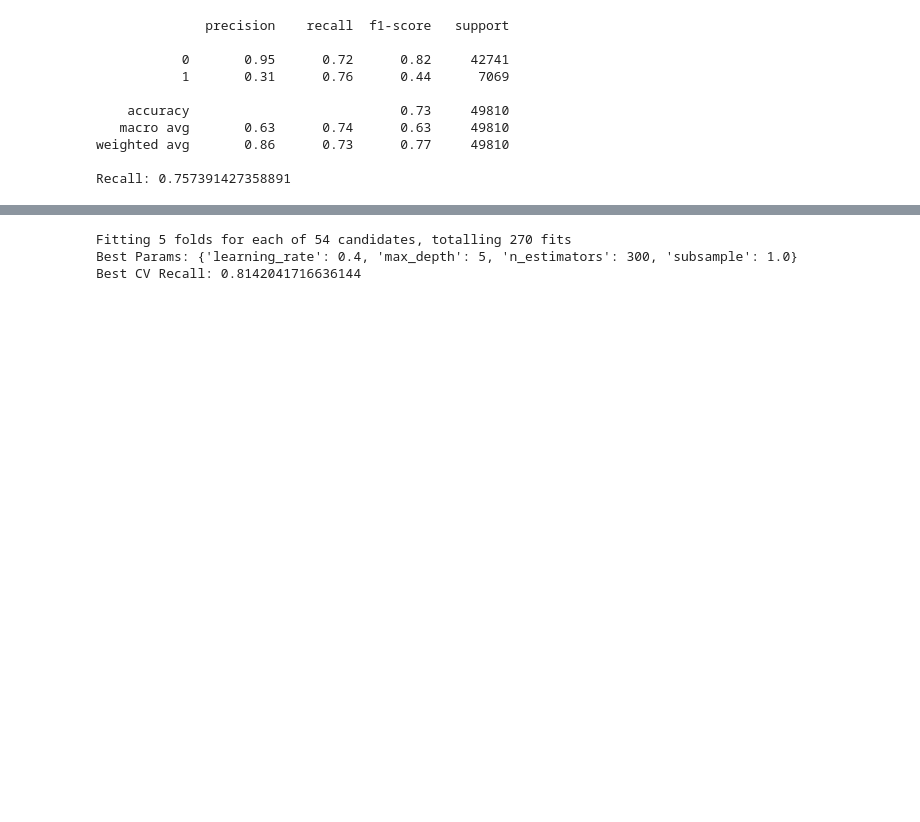
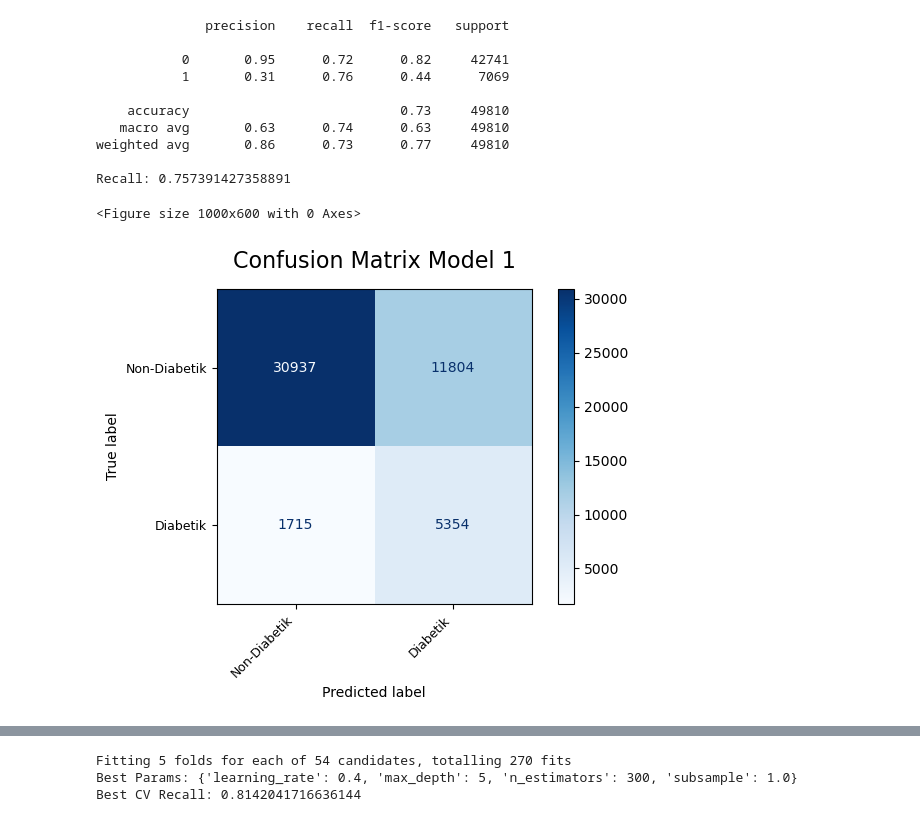
Before and after one commit to FaradayB/Hacktiv8-Assignments, a Jupyter notebook: Mini Project 2/mini_project_2_FaradayBarrFatahillah.ipynb, the cells around one changed output, grey strips where cells are left out. Drawn from its saved outputs; the diff is of its cells as text; code cells hidden in the pictures; blank space fills up the shorter version.

Commit message:
Added training confusion matrix, fixed workflow, added more descriptions

```diff
--- a/Mini Project 2/mini_project_2_FaradayBarrFatahillah.ipynb
+++ b/Mini Project 2/mini_project_2_FaradayBarrFatahillah.ipynb
@@ -1030,5 +1205,5 @@ Langkah ini dilakukan untuk dapat meningkatkan recall dari model sehingga mening
 # %%
-grid_param = {
+grid_param1 = {
     'n_estimators': [100, 200, 300],
     'learning_rate': [0.05, 0.1, 0.2],
     'max_depth': [3, 4, 5],
@@ -1037,19 +1212,19 @@ grid_param = {
 # %%
 model_gb = GradientBoostingClassifier(random_state=42)
 
-grid_search = GridSearchCV(
+grid_search1 = GridSearchCV(
     model_gb,
-    param_grid=grid_param,
+    param_grid=grid_param1,
     scoring='recall',
     cv=5,
     n_jobs=-1,
     verbose=1
 )
 # %%
-grid_search.fit(X_sm_train, y_sm_train)
+grid_search1.fit(X_sm_train, y_sm_train)
 
-print("Best Params:", grid_search.best_params_)
-print("Best CV Recall:", grid_search.best_score_)
+print("Best Params:", grid_search1.best_params_)
+print("Best CV Recall:", grid_search1.best_score_)
 # %% [output]
 Fitting 5 folds for each of 54 candidates, totalling 270 fits
 Best Params: {'learning_rate': 0.2, 'max_depth': 5, 'n_estimators': 300, 'subsample': 0.8}
@@ -1057,10 +1237,10 @@ Best CV Recall: 0.8097821299586793
 # %%
-best_gb = grid_search.best_estimator_
+best_gb1 = grid_search1.best_estimator_
 
-y_best_pred = best_gb.predict(X_selected_test)
+y_best_pred1 = best_gb1.predict(X_selected_test)
 
-print(classification_report(y_selected_test, y_best_pred))
-print("Recall:", recall_score(y_selected_test, y_best_pred, pos_label=1))
+print(classification_report(y_selected_test, y_best_pred1))
+print("Recall:", recall_score(y_selected_test, y_best_pred1, pos_label=1))
 # %% [output]
               precision    recall  f1-score   support
 
@@ -1072,3 +1252,17 @@ print("Recall:", recall_score(y_selected_test, y_best_pred, pos_label=1))
 weighted avg       0.86      0.73      0.77     49810
 
 Recall: 0.757391427358891
+# %%
+plt.figure(figsize=(10, 6))
+
+cm = confusion_matrix(y_selected_test, y_best_pred1)
+disp = ConfusionMatrixDisplay(confusion_matrix=cm, display_labels=['Non-Diabetik', 'Diabetik'])
+disp.plot(cmap='Blues', values_format='d')
+plt.title('Confusion Matrix Model 1', fontsize=16, pad=15)
+plt.xticks(rotation=45, ha='right', fontsize=9)
+plt.yticks(rotation=0, fontsize=9)
+plt.tight_layout()
+plt.show()
+# %% [output]
+<Figure size 1000x600 with 0 Axes>
+[figure, added]
```
Also changed, not shown: parts of 46 cells of this notebook, 1 other file.
